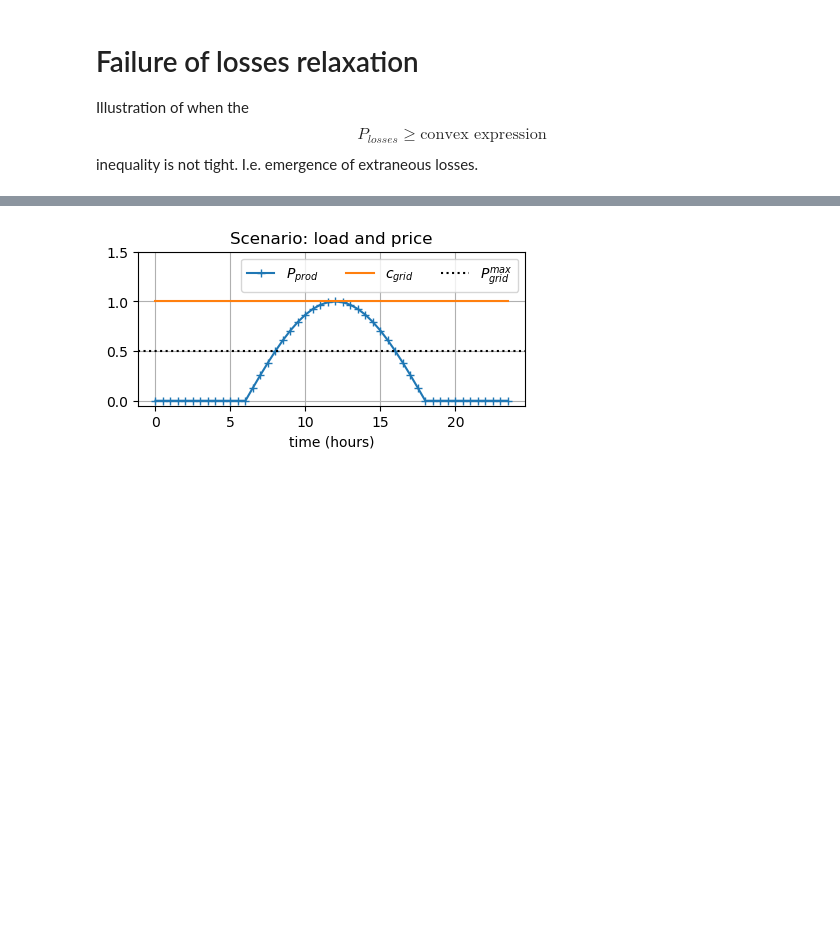
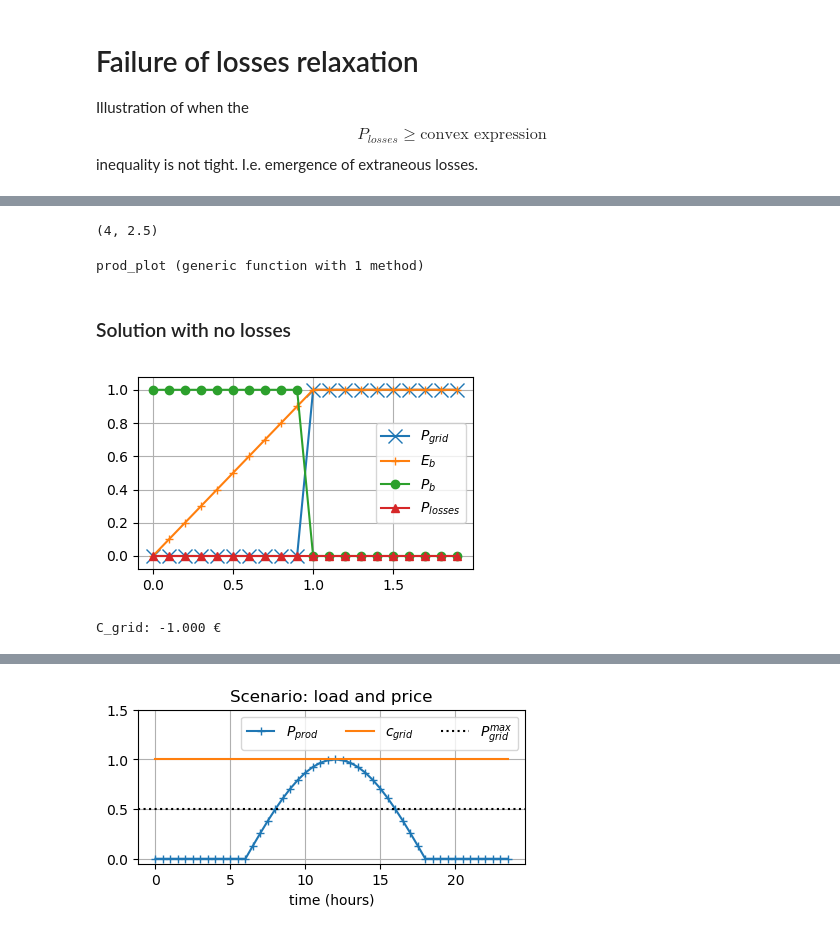
Before and after one commit to pierre-haessig/convex-storage-loss, a Jupyter notebook: Relaxation_failure_example.ipynb, the cells around one changed output, grey strips where cells are left out. Drawn from its saved outputs; the diff is of its cells as text; code cells hidden in the pictures; blank space fills up the shorter version.

Commit message:
Simpler example of relaxation failure

```diff
--- a/Relaxation_failure_example.ipynb
+++ b/Relaxation_failure_example.ipynb
@@ -12,0 +126,32 @@ using PyPlot
+# %%
+figsize = (4,2.5)
+# %% [output]
+(4, 2.5)
+# %%
+function prod_plot(m)
+    P_grid = value.(m[:P_grid])
+    Pb = value.(m[:Pb])
+    Eb = value.(m[:Eb])
+    P_losses = value.(m[:P_losses])
+
+    figure(figsize = figsize)
+    plot(t, P_grid, "x-", label="\$P_{grid}\$", ms=10)
+    plot(t, Eb[1:end-1], "+-", label="\$E_b\$")
+    plot(t, Pb, "o-", label="\$P_b\$")
+    plot(t, P_losses, "^-", label="\$P_{losses}\$")
+
+    ylim(-0.08, 1.08)
+    legend()
+    grid(true)
+    tight_layout()
+end
+# %% [output]
+prod_plot (generic function with 1 method)
+# %% [markdown]
+### Solution with no losses
+# %%
+m = neg_price_prod(ECOS.Optimizer; relax=false, loss="zero")
+prod_plot(m)
+# %% [output]
+[figure, added]
+C_grid: -1.000 €
```
Also changed, not shown: parts of 15 cells of this notebook.
